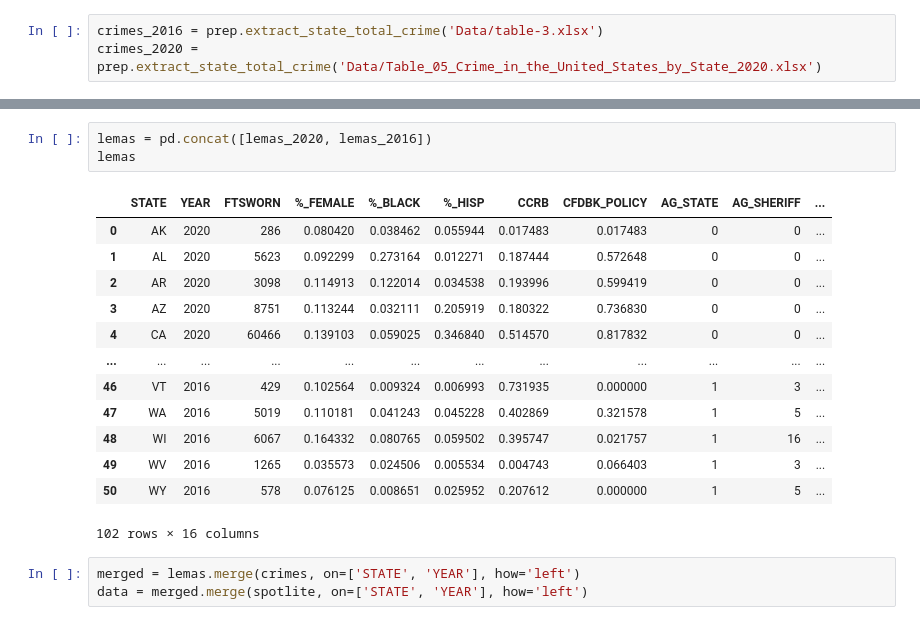
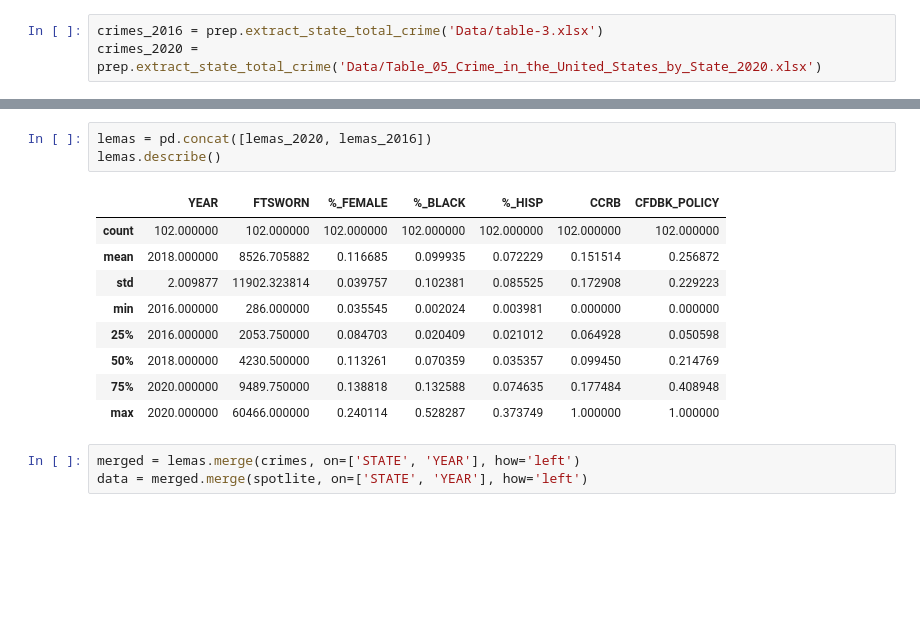
Before and after one commit to manuelarodr/IS597FinalProject, a Jupyter notebook: data_prep.ipynb, the cells around one changed output, grey strips where cells are left out. Drawn from its saved outputs; the diff is of its cells as text; blank space fills up the shorter version.

```diff
--- a/data_prep.ipynb
+++ b/data_prep.ipynb
@@ -54,20 +38,16 @@ lemas_2020 = prep.read_lemas('Data/LEMAS2020.tsv')
 # %%
 lemas = pd.concat([lemas_2020, lemas_2016])
-lemas
+lemas.describe()
 # %% [output]
-|  | STATE | YEAR | FTSWORN | %_FEMALE | %_BLACK | %_HISP | CCRB | CFDBK_POLICY | AG_STATE | AG_SHERIFF | ... |
-| 0 | AK | 2020 | 286 | 0.080420 | 0.038462 | 0.055944 | 0.017483 | 0.017483 | 0 | 0 | ... |
-| 1 | AL | 2020 | 5623 | 0.092299 | 0.273164 | 0.012271 | 0.187444 | 0.572648 | 0 | 0 | ... |
-| 2 | AR | 2020 | 3098 | 0.114913 | 0.122014 | 0.034538 | 0.193996 | 0.599419 | 0 | 0 | ... |
-| 3 | AZ | 2020 | 8751 | 0.113244 | 0.032111 | 0.205919 | 0.180322 | 0.736830 | 0 | 0 | ... |
-| 4 | CA | 2020 | 60466 | 0.139103 | 0.059025 | 0.346840 | 0.514570 | 0.817832 | 0 | 0 | ... |
-| ... | ... | ... | ... | ... | ... | ... | ... | ... | ... | ... | ... |
-| 46 | VT | 2016 | 429 | 0.102564 | 0.009324 | 0.006993 | 0.731935 | 0.000000 | 1 | 3 | ... |
-| 47 | WA | 2016 | 5019 | 0.110181 | 0.041243 | 0.045228 | 0.402869 | 0.321578 | 1 | 5 | ... |
-| 48 | WI | 2016 | 6067 | 0.164332 | 0.080765 | 0.059502 | 0.395747 | 0.021757 | 1 | 16 | ... |
-| 49 | WV | 2016 | 1265 | 0.035573 | 0.024506 | 0.005534 | 0.004743 | 0.066403 | 1 | 3 | ... |
-| 50 | WY | 2016 | 578 | 0.076125 | 0.008651 | 0.025952 | 0.207612 | 0.000000 | 1 | 5 | ... |
+|  | YEAR | FTSWORN | %_FEMALE | %_BLACK | %_HISP | CCRB | CFDBK_POLICY |
+| count | 102.000000 | 102.000000 | 102.000000 | 102.000000 | 102.000000 | 102.000000 | 102.000000 |
+| mean | 2018.000000 | 8526.705882 | 0.116685 | 0.099935 | 0.072229 | 0.151514 | 0.256872 |
+| std | 2.009877 | 11902.323814 | 0.039757 | 0.102381 | 0.085525 | 0.172908 | 0.229223 |
+| min | 2016.000000 | 286.000000 | 0.035545 | 0.002024 | 0.003981 | 0.000000 | 0.000000 |
+| 25% | 2016.000000 | 2053.750000 | 0.084703 | 0.020409 | 0.021012 | 0.064928 | 0.050598 |
+| 50% | 2018.000000 | 4230.500000 | 0.113261 | 0.070359 | 0.035357 | 0.099450 | 0.214769 |
+| 75% | 2020.000000 | 9489.750000 | 0.138818 | 0.132588 | 0.074635 | 0.177484 | 0.408948 |
+| max | 2020.000000 | 60466.000000 | 0.240114 | 0.528287 | 0.373749 | 1.000000 | 1.000000 |
-102 rows × 16 columns
 # %%
 merged = lemas.merge(crimes, on=['STATE', 'YEAR'], how='left')
 data = merged.merge(spotlite, on=['STATE', 'YEAR'], how='left')
```
Also changed, not shown: parts of 18 cells of this notebook.
